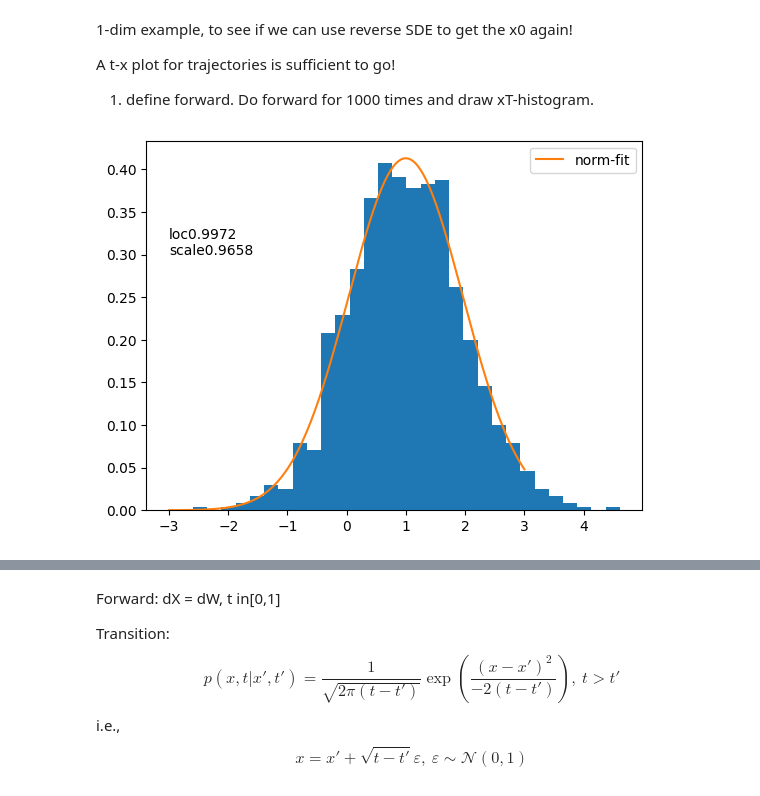
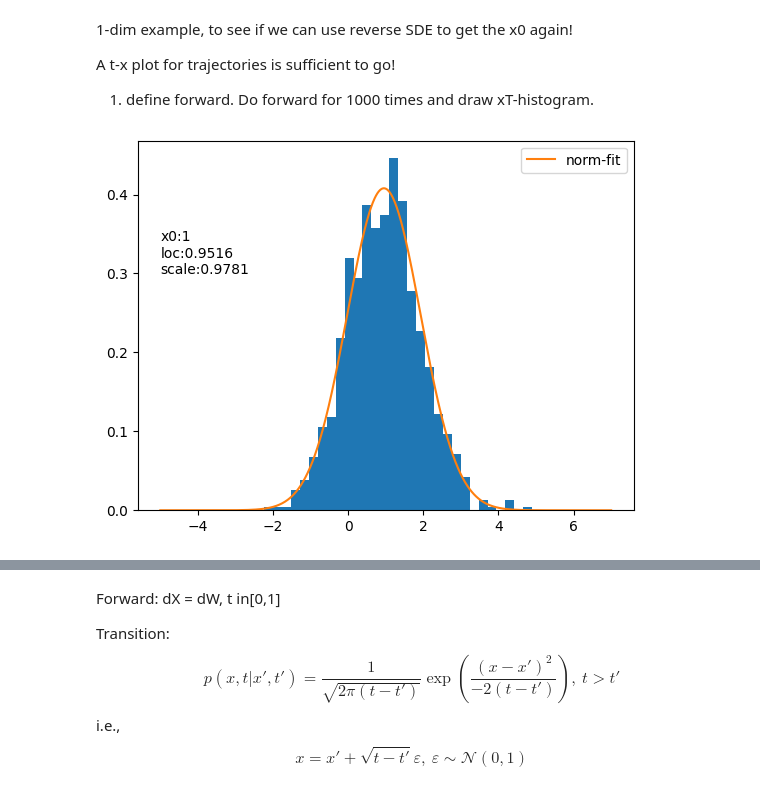
Before and after one commit to Rymoon/DDPM-SuJL, a Jupyter notebook: MyDDPM/apps/ddpm2_emp_1d.ipynb, the cells around one changed output, grey strips where cells are left out. Drawn from its saved outputs; the diff is of its cells as text; code cells hidden in the pictures.

```diff
--- a/MyDDPM/apps/ddpm2_emp_1d.ipynb
+++ b/MyDDPM/apps/ddpm2_emp_1d.ipynb
@@ -7,37 +7,40 @@ A t-x plot for trajectories is sufficient to go!
 # %%
 import numpy as np
 
 def forward(x0, T, n):
 
     noise = np.random.randn(T, n, 1)
     x0 = np.ones((n,1))*x0
 
     x_states = []
     old_t=0/T
     x = x0
     for i in range(T):
         t = (i+1)/T
         x = x + np.sqrt(t-old_t)*noise[i] # (n,1)
         x_states.append(x)
         old_t = t
 
     return x_states
 
 
-x0 = 1
+x0 = 2
 
-from matplotlib import pyplot as plt
-x_states = forward(x0, 1000, 1000)
+def run_1(x0):
+    from matplotlib import pyplot as plt
+    x_states = forward(x0, 1000, 1000)
 
-from scipy import stats
-xT= x_states[-1].flatten()
-loc, scale = stats.norm.fit(xT)
-plt.figure()
-plt.hist(xT, density=True, bins=30)
-xx = np.linspace(-3,3,1000)
-plt.plot(xx, stats.norm.pdf(xx,loc,scale),label="norm-fit")
-plt.text(-3,0.3,f"loc{loc:.4f}\nscale{scale:.4f}")
-plt.legend()
-plt.show()
+    from scipy import stats
+    xT= x_states[-1].flatten()
+    loc, scale = stats.norm.fit(xT)
+    plt.figure()
+    plt.hist(xT, density=True, bins=30)
+    xx = np.linspace(-6+x0,x0+6,1000)
+    plt.plot(xx, stats.norm.pdf(xx,loc,scale),label="norm-fit")
+    plt.text(x0+-6,0.3,f"x0:{x0}\nloc:{loc:.4f}\nscale:{scale:.4f}")
+    plt.legend()
+    plt.show()
+
+run_1(x0=1)
 # %% [output]
-[figure, old version]
+[figure, new version]
```
Also changed, not shown: parts of 1 cell of this notebook, 1 other file.
